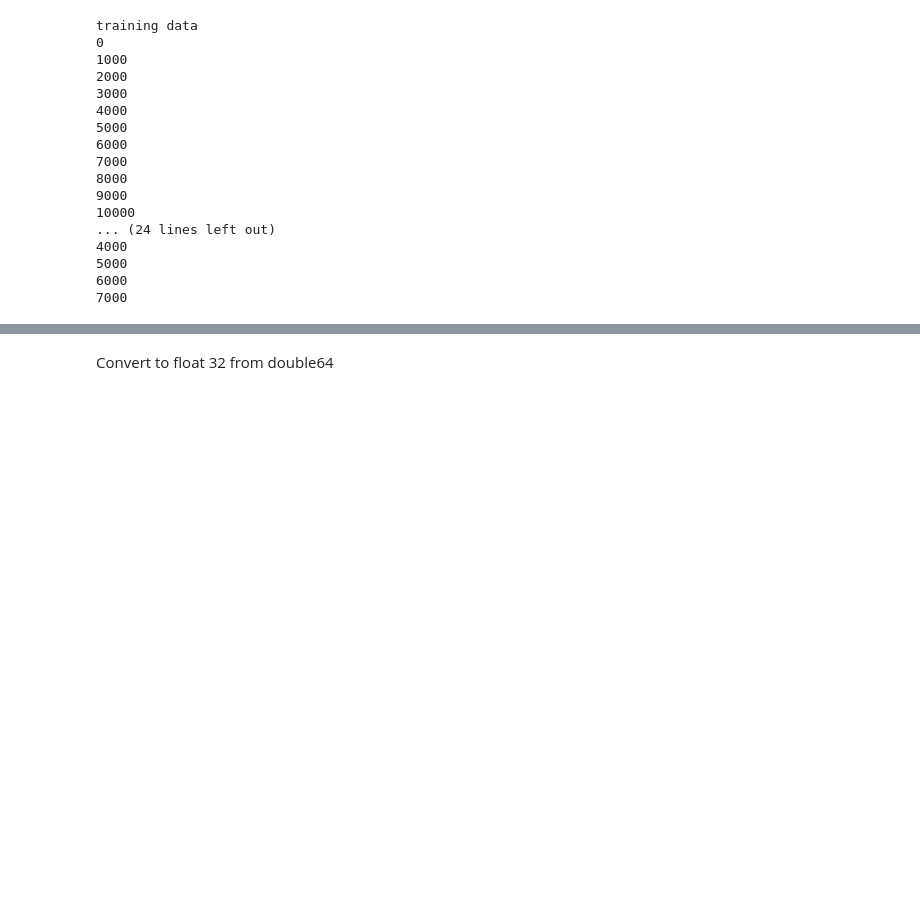
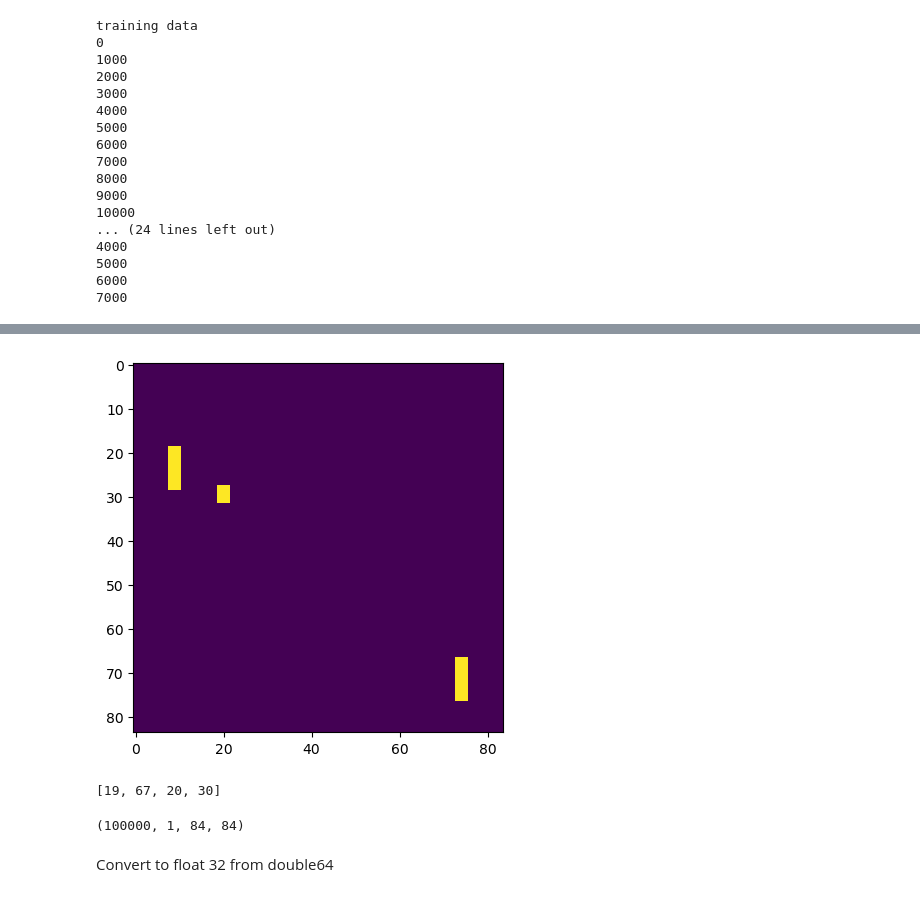
Before and after one commit to ericschreiber/Bachelorarbeit-Disentanglement-in-Reinforcement-Learning, a Jupyter notebook: Generate_data_hardcode.ipynb, the cells around one changed output, grey strips where cells are left out. Cells and saved outputs as stored; diff of their text form; code cells hidden in the pictures; blank space fills up the shorter version.

```diff
--- a/Generate_data_hardcode.ipynb
+++ b/Generate_data_hardcode.ipynb
@@ -282,0 +365,27 @@ plt.show()
+# %%
+train_length = 100000 #100k for single images 30k for 4Buffer
+val_length = 20000    #20k for single images 8k for 8 Buffer
+train_data = []
+train_GT_Labels = []
+val_data = []
+val_GT_Labels = []
+
+print("training data")
+for i in range(train_length):
+    p1 = random.randrange(-10,84,1)
+    p2 = random.randrange(-10,84,1)
+    xBall = random.randrange(1,82,1)
+    yBall = random.randrange(1,82,1)
+    train_data.append(sample(p1, p2, xBall, yBall))
+    train_GT_Labels.append([p1, p2, xBall, yBall])
+    if i % 1000 == 0: print(i)
+
+print("validation data")
+for i in range(val_length):
+    p1 = random.randrange(-10,84,1)
+    p2 = random.randrange(-10,84,1)
+    xBall = random.randrange(1,82,1)
+    yBall = random.randrange(1,82,1)
+    val_data.append(sample(p1, p2, xBall, yBall))
+    val_GT_Labels.append([p1, p2, xBall, yBall])
+    if i % 1000 == 0: print(i)
@@ -283,3 +410,18 @@ plt.show()
+# %%
+plt.imshow(train_data[6])
+plt.show()
+# %% [output]
+[figure, added]
+# %%
+print(train_GT_Labels[6])
+# %% [output]
+[19, 67, 20, 30]
+# %%
+train_data = np.expand_dims(train_data, axis=1)
+print(train_data.shape)
+val_data = np.expand_dims(val_data, axis=1)
+# %% [output]
+(100000, 1, 84, 84)
 # %% [markdown]
 Convert to float 32 from double64
 # %%
```
Also changed, not shown: parts of 13 cells of this notebook, 7 other files.
